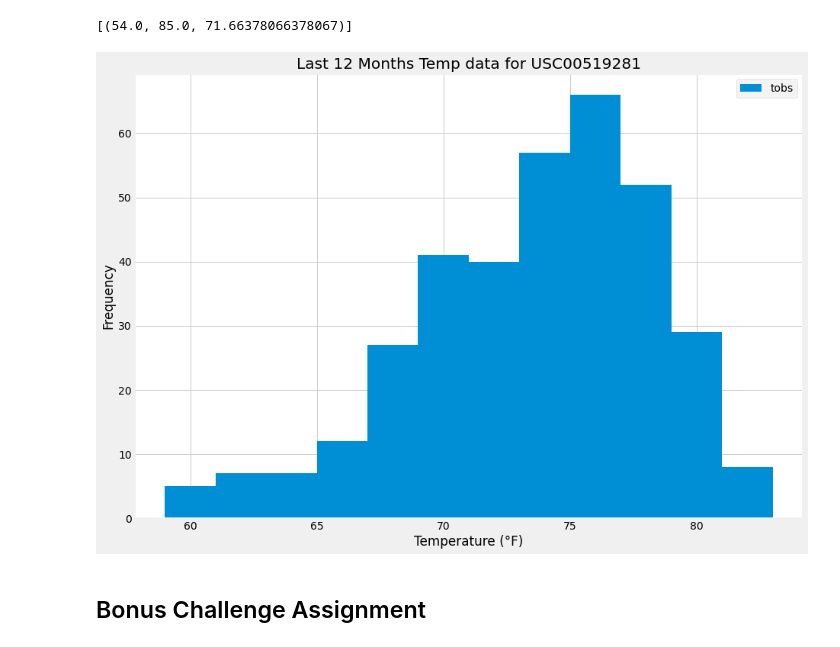
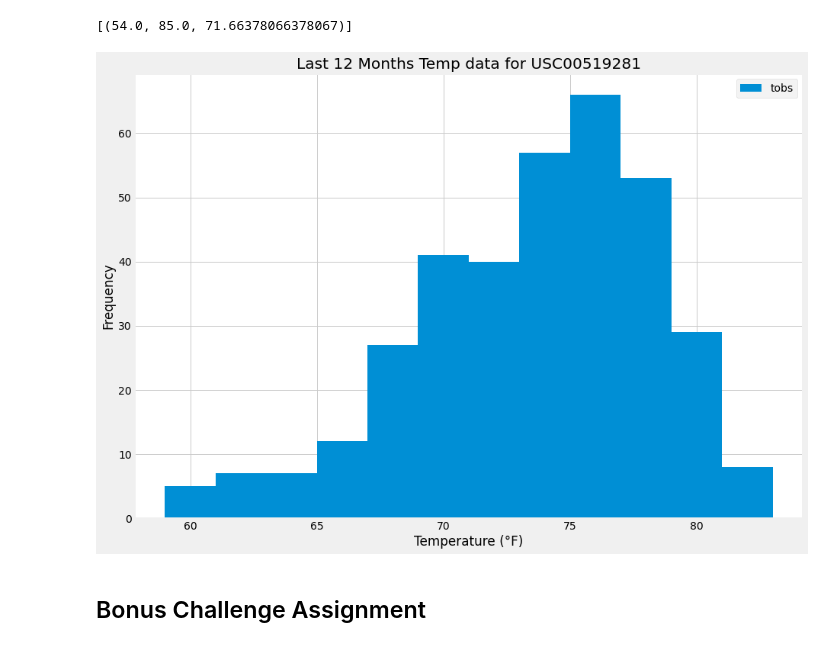
Before and after one commit to jfield24/sqlalchemy-challenge, a Jupyter notebook: climate_starter.ipynb, the cells around one changed output. Drawn from its saved outputs; the diff is of its cells as text; code cells hidden in the pictures.

```diff
--- a/climate_starter.ipynb
+++ b/climate_starter.ipynb
@@ -160,16 +160,16 @@ mostactivestation
 # %%
 # Choose the station with the highest number of temperature observations - we know this from the most active station question
 highest_station =  session.query(Measurement.date,Measurement.tobs).\
                     filter(Measurement.station == 'USC00519281').\
-                    filter(Measurement.date > one_year_ago).all()
+                    filter(Measurement.date >= one_year_ago).all()
 # Query the last 12 months of temperature observation data for this station and plot the results as a histogram
 highest_df = pd.DataFrame(highest_station)
 ax = highest_df.plot(kind="hist", bins=12, title="Last 12 Months Temp data for USC00519281", figsize=(14,10))
 ax.set_xlabel("Temperature (°F)")
 ax.set_facecolor("white")
 plt.show()
 # %% [output]
-[figure, old version]
+[figure, new version]
 # %% [markdown]
 ## Bonus Challenge Assignment
 # %%
```
Also changed, not shown: 1 other file.
